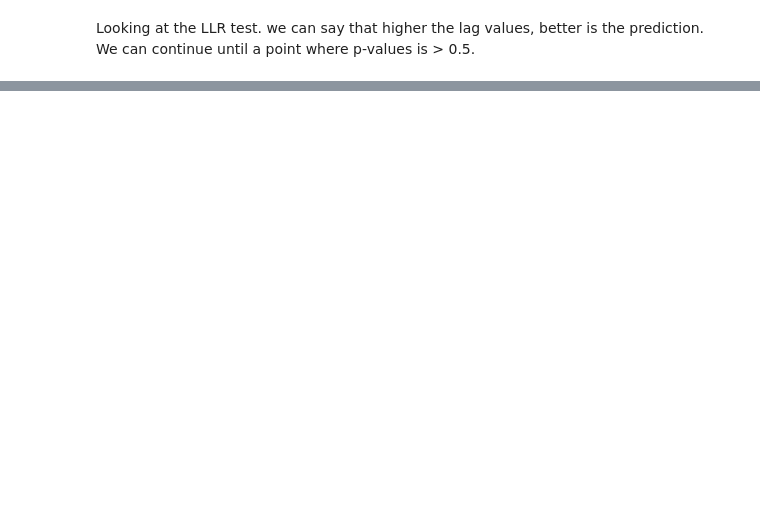
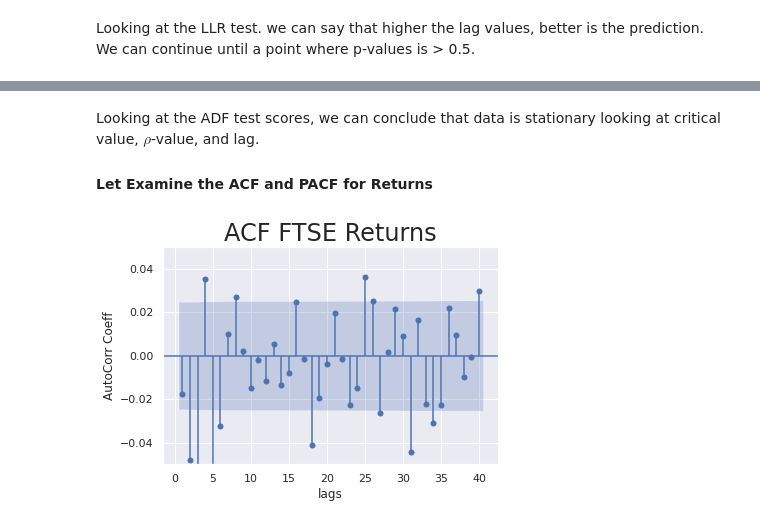
Before and after one commit to pvsnp9/Time-Series-Analysis, a Jupyter notebook: AutoRegressive Model/autoregressive_model.ipynb, the cells around one changed output, grey strips where cells are left out. Drawn from its saved outputs; the diff is of its cells as text; code cells hidden in the pictures; blank space fills up the shorter version.

```diff
--- a/AutoRegressive Model/autoregressive_model.ipynb
+++ b/AutoRegressive Model/autoregressive_model.ipynb
@@ -247,0 +275,2 @@ Looking at the LLR test. we can say that higher the lag values, better is the pr
+# %%
+df['returns'] = df.market_value.pct_change(1).mul(100)
@@ -247,0 +295,3 @@ Looking at the LLR test. we can say that higher the lag values, better is the pr
+# %%
+df = df[1:]
+df.returns
@@ -247,0 +325,13 @@ Looking at the LLR test. we can say that higher the lag values, better is the pr
+# %% [markdown]
+Looking at the ADF test scores, we can conclude that data is stationary looking at critical value, $\rho$-value, and lag.
+
+#### Let Examine the ACF and PACF for Returns
+# %%
+sgt.plot_acf(df.returns, lags=40, zero=False)
+plt.title("ACF FTSE Returns", size=24)
+plt.ylabel("AutoCorr Coeff")
+plt.ylim(-0.05, 0.05)
+plt.xlabel("lags")
+plt.show()
+# %% [output]
+[figure, added]
```
Also changed, not shown: parts of 31 cells of this notebook, 1 other file.
